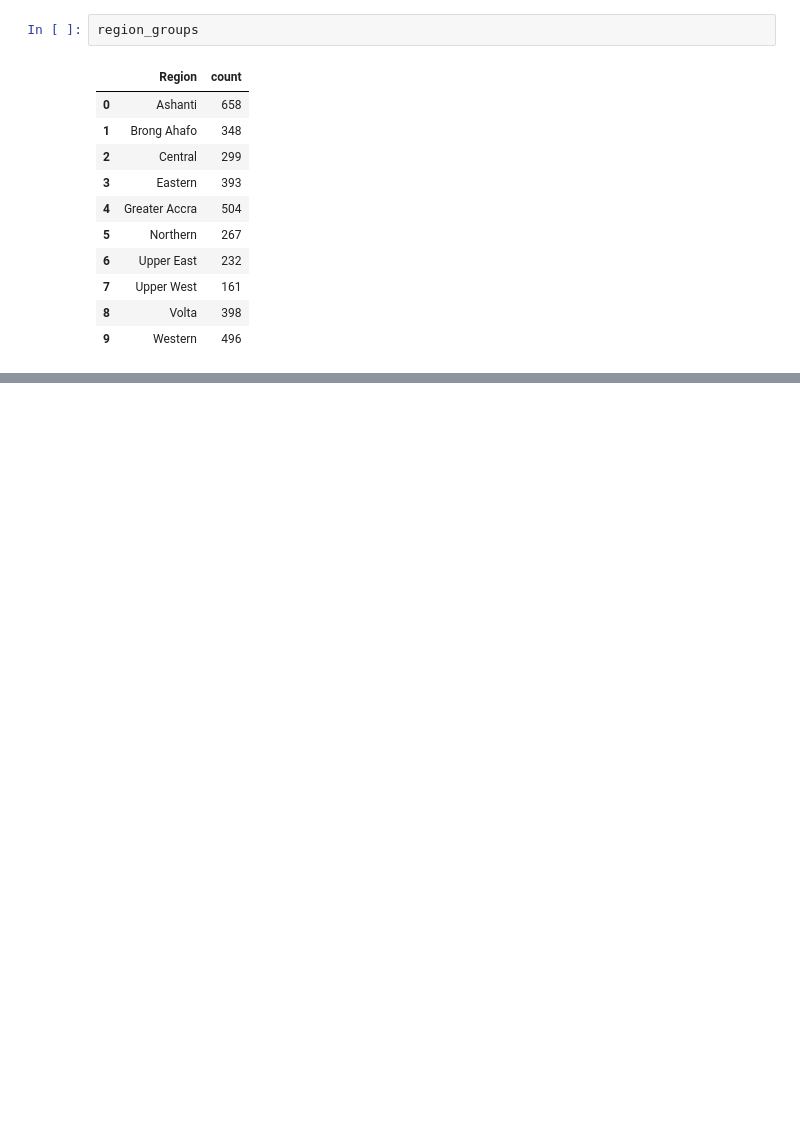
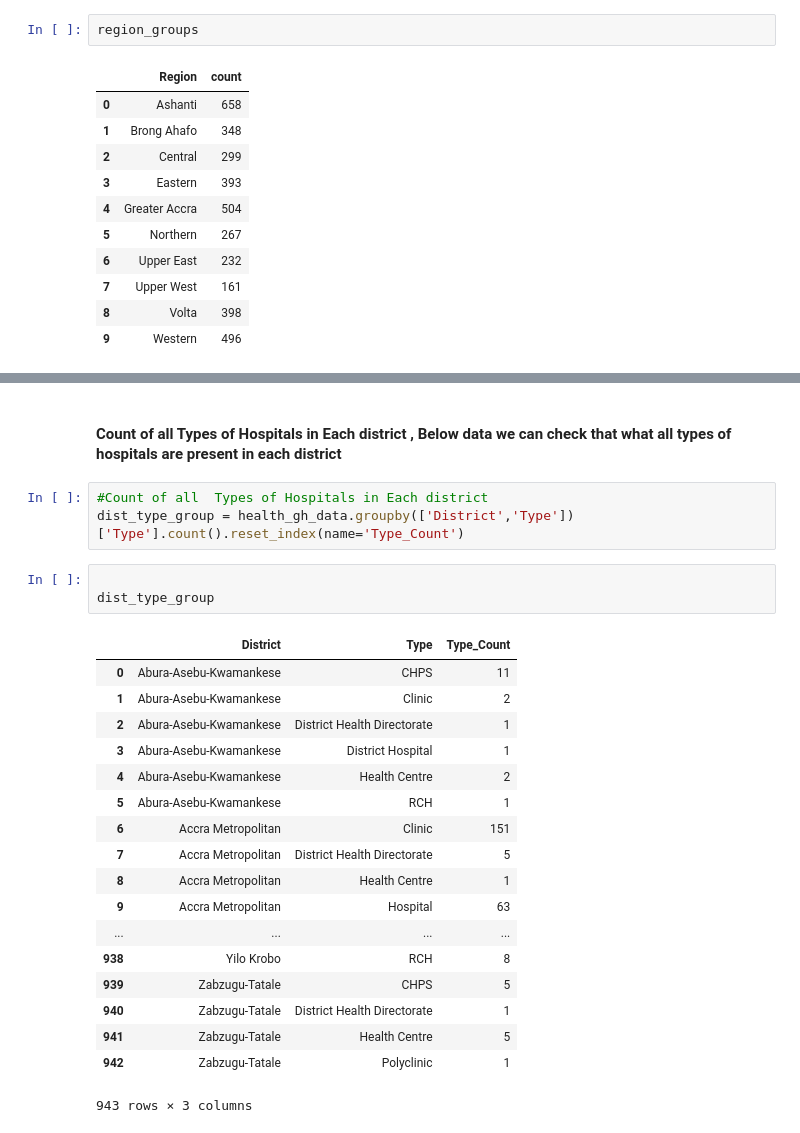
Before and after one commit to Shivam-ML/EDA, a Jupyter notebook: Health-Facilities-EDA.ipynb, the cells around one changed output, grey strips where cells are left out. Cells and saved outputs as stored; diff of their text form; blank space fills up the shorter version.

```diff
--- a/Health-Facilities-EDA.ipynb
+++ b/Health-Facilities-EDA.ipynb
@@ -173,0 +197,27 @@ list(region_groups['Region'])
+# %% [markdown]
+#### Count of all  Types of Hospitals in Each district , Below data we can check that what all types of hospitals are present in each district
+# %%
+#Count of all  Types of Hospitals in Each district
+dist_type_group = health_gh_data.groupby(['District','Type'])['Type'].count().reset_index(name='Type_Count')
+# %%
+
+dist_type_group
+# %% [output]
+|  | District | Type | Type_Count |
+| 0 | Abura-Asebu-Kwamankese | CHPS | 11 |
+| 1 | Abura-Asebu-Kwamankese | Clinic | 2 |
+| 2 | Abura-Asebu-Kwamankese | District Health Directorate | 1 |
+| 3 | Abura-Asebu-Kwamankese | District Hospital | 1 |
+| 4 | Abura-Asebu-Kwamankese | Health Centre | 2 |
+| 5 | Abura-Asebu-Kwamankese | RCH | 1 |
+| 6 | Accra Metropolitan | Clinic | 151 |
+| 7 | Accra Metropolitan | District Health Directorate | 5 |
+| 8 | Accra Metropolitan | Health Centre | 1 |
+| 9 | Accra Metropolitan | Hospital | 63 |
+| ... | ... | ... | ... |
+| 938 | Yilo Krobo | RCH | 8 |
+| 939 | Zabzugu-Tatale | CHPS | 5 |
+| 940 | Zabzugu-Tatale | District Health Directorate | 1 |
+| 941 | Zabzugu-Tatale | Health Centre | 5 |
+| 942 | Zabzugu-Tatale | Polyclinic | 1 |
+943 rows × 3 columns
```
Also changed, not shown: parts of 12 cells of this notebook.
